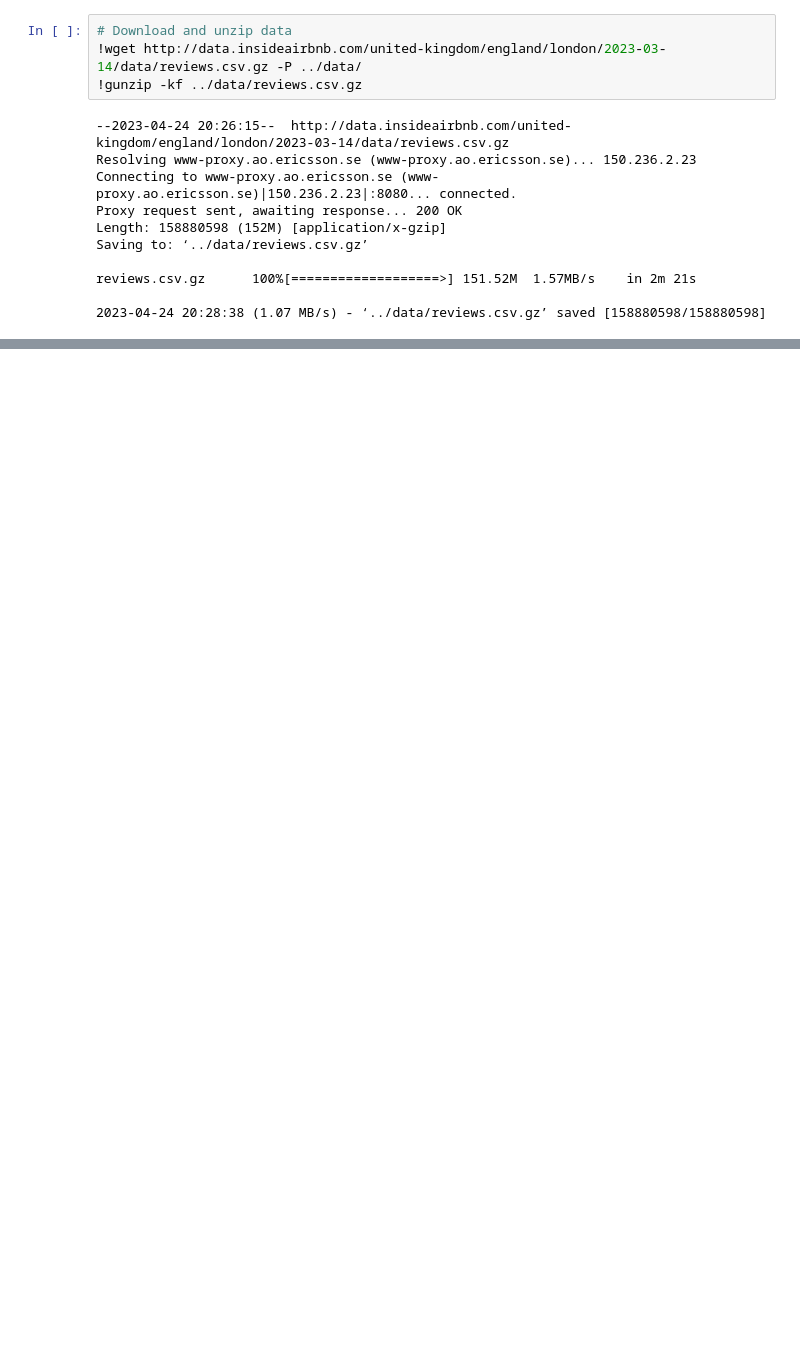
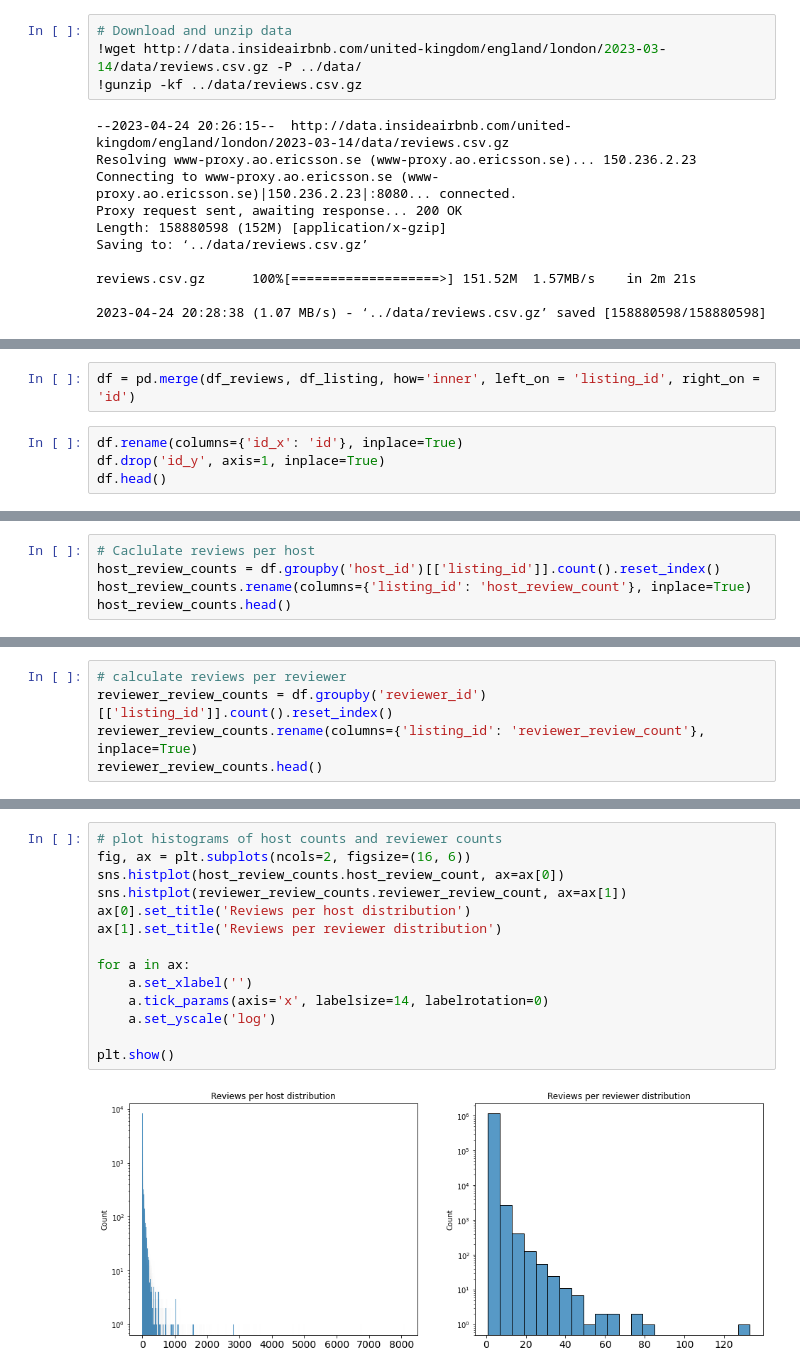
Before and after one commit to codersneha3012/airbnb, a Jupyter notebook: notebooks/usecase2.ipynb, the cells around one changed output, grey strips where cells are left out. Cells and saved outputs as stored; diff of their text form; blank space fills up the shorter version.

```diff
--- a/notebooks/usecase2.ipynb
+++ b/notebooks/usecase2.ipynb
@@ -71,0 +88,6 @@ Name: reviewer_id, Length: 1145305, dtype: int64
+# %%
+df = pd.merge(df_reviews, df_listing, how='inner', left_on = 'listing_id', right_on = 'id')
+# %%
+df.rename(columns={'id_x': 'id'}, inplace=True)
+df.drop('id_y', axis=1, inplace=True)
+df.head()
@@ -71,0 +110,5 @@ Name: reviewer_id, Length: 1145305, dtype: int64
+# %%
+# Caclulate reviews per host
+host_review_counts = df.groupby('host_id')[['listing_id']].count().reset_index()
+host_review_counts.rename(columns={'listing_id': 'host_review_count'}, inplace=True)
+host_review_counts.head()
@@ -71,0 +122,5 @@ Name: reviewer_id, Length: 1145305, dtype: int64
+# %%
+# calculate reviews per reviewer
+reviewer_review_counts = df.groupby('reviewer_id')[['listing_id']].count().reset_index()
+reviewer_review_counts.rename(columns={'listing_id': 'reviewer_review_count'}, inplace=True)
+reviewer_review_counts.head()
@@ -71,0 +168,16 @@ Name: reviewer_id, Length: 1145305, dtype: int64
+# %%
+# plot histograms of host counts and reviewer counts
+fig, ax = plt.subplots(ncols=2, figsize=(16, 6))
+sns.histplot(host_review_counts.host_review_count, ax=ax[0])
+sns.histplot(reviewer_review_counts.reviewer_review_count, ax=ax[1])
+ax[0].set_title('Reviews per host distribution')
+ax[1].set_title('Reviews per reviewer distribution')
+
+for a in ax:
+    a.set_xlabel('')
+    a.tick_params(axis='x', labelsize=14, labelrotation=0)
+    a.set_yscale('log')
+
+plt.show()
+# %% [output]
+[figure, added]
```
Also changed, not shown: parts of 46 cells of this notebook, 2 other files.
